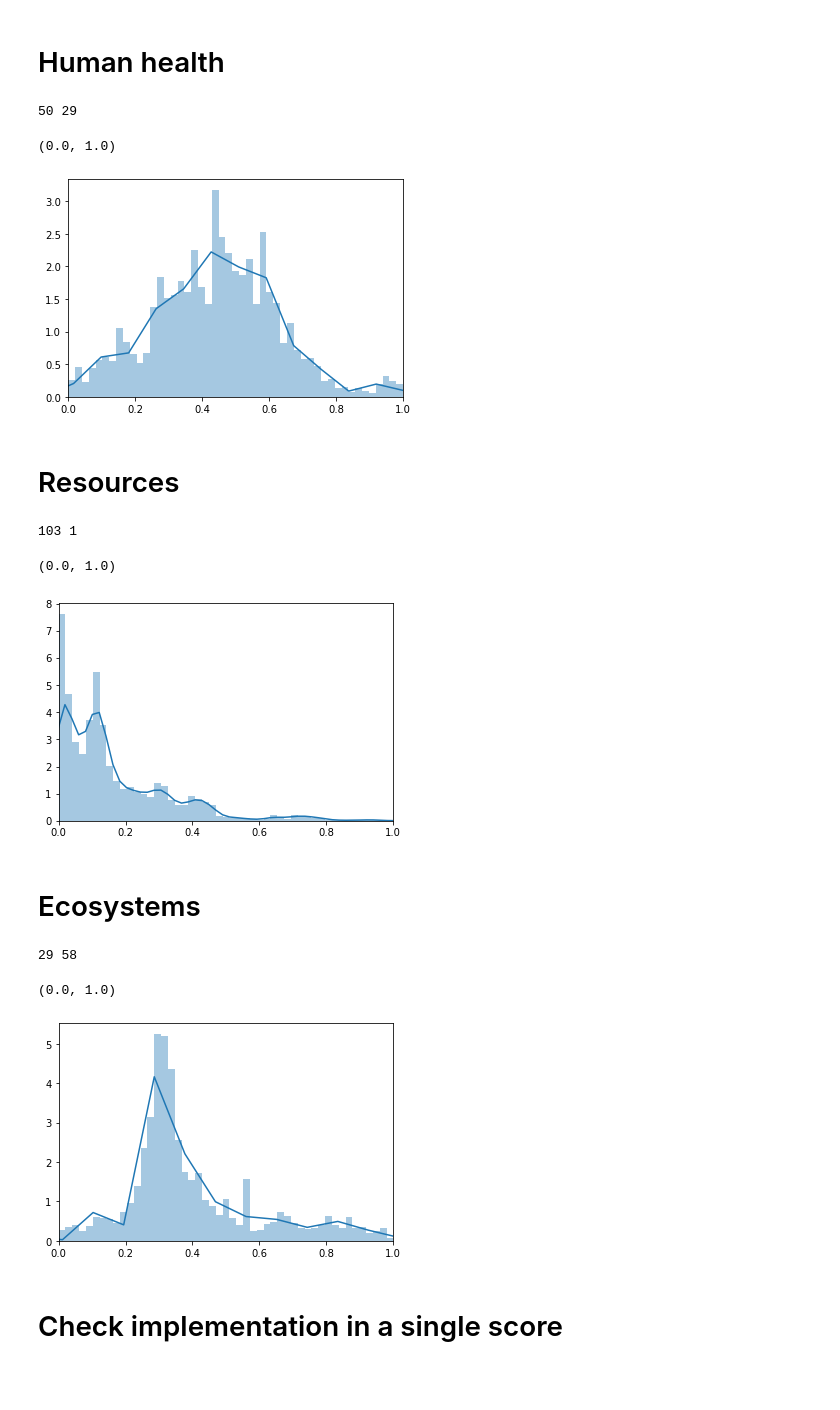
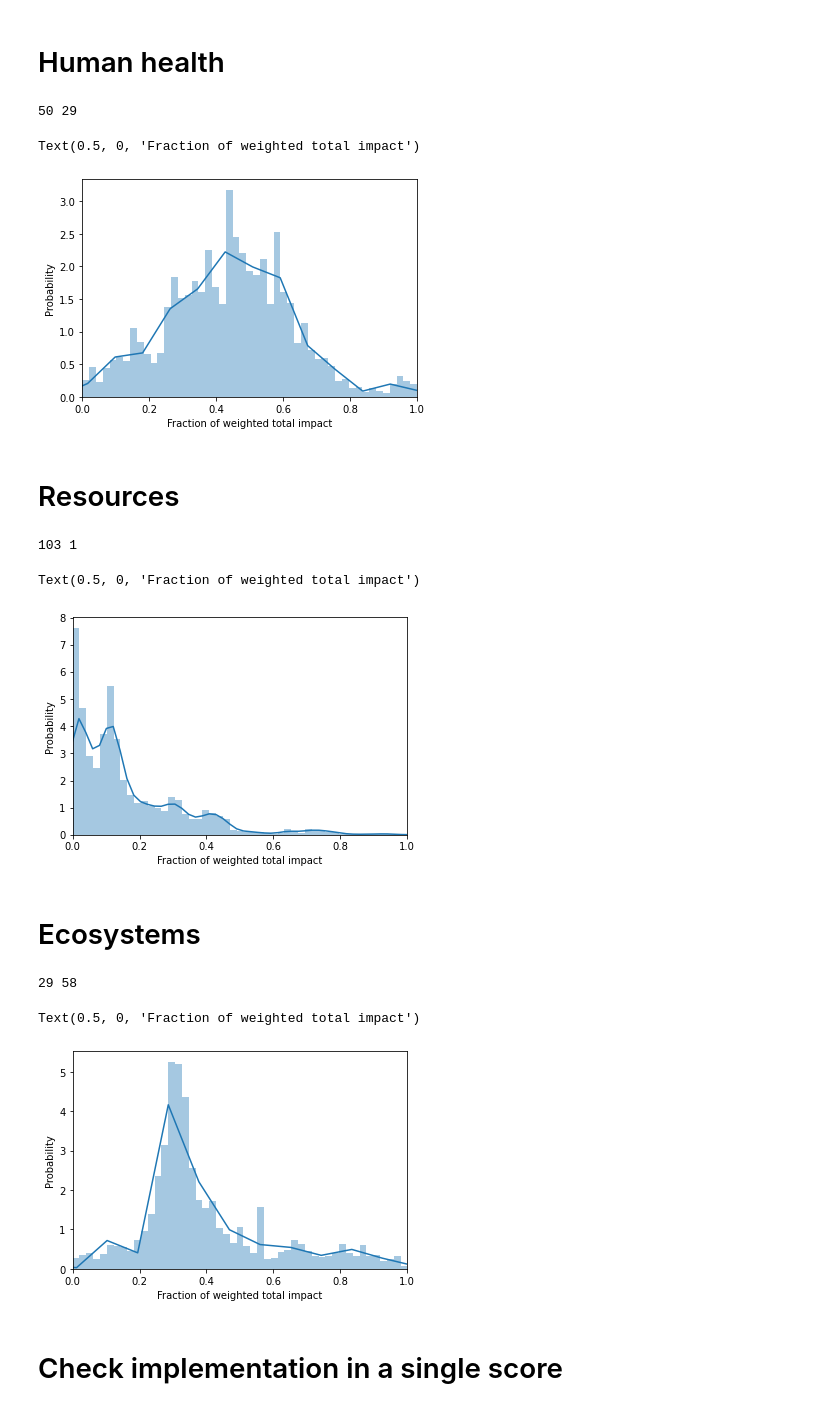
Before and after one commit to brightway-lca/bw_recipe_2016, a Jupyter notebook: dev/Calculation of single score endpoint weights.ipynb, the cells around one changed output. Drawn from its saved outputs; the diff is of its cells as text; code cells hidden in the pictures; blank space fills up the shorter version.

```diff
--- a/dev/Calculation of single score endpoint weights.ipynb
+++ b/dev/Calculation of single score endpoint weights.ipynb
@@ -55,3 +52,5 @@ sb.distplot(results[:, 0])
+# %%
+results = np.load("comparative-results.npy")
 # %% [markdown]
 Provided value is 3.08E10 for extinction of one species, but we have regionalized extinction per region in one year. I divided by 1000 to convert to species\*year, though admittedly this is arbitrary.
 # %%
@@ -65,10 +64,12 @@ print((weighted_relative_scores < 0).sum(), (weighted_relative_scores > 1).sum()
 
 sb.distplot(weighted_relative_scores, bins=np.linspace(0, 1, 50))
 plt.xlim([0, 1])
+plt.ylabel("Probability")
+plt.xlabel("Fraction of weighted total impact")
 # %% [output]
 50 29
-(0.0, 1.0)
+Text(0.5, 0, 'Fraction of weighted total impact')
-[figure, old version]
+[figure, new version]
 # %% [markdown]
 # Resources
 # %%
@@ -78,10 +79,12 @@ print((weighted_relative_scores < 0).sum(), (weighted_relative_scores > 1).sum()
 
 sb.distplot(weighted_relative_scores, bins=np.linspace(0, 1, 50))
 plt.xlim([0, 1])
+plt.ylabel("Probability")
+plt.xlabel("Fraction of weighted total impact")
 # %% [output]
 103 1
-(0.0, 1.0)
+Text(0.5, 0, 'Fraction of weighted total impact')
-[figure, old version]
+[figure, new version]
 # %% [markdown]
 # Ecosystems
 # %%
@@ -89,12 +92,14 @@ weighted_relative_scores = (results[:, 2] * 3.08E7) / aggregated
 # %%
 print((weighted_relative_scores < 0).sum(), (weighted_relative_scores > 1).sum())
 
 sb.distplot(weighted_relative_scores, bins=np.linspace(0, 1, 50))
 plt.xlim([0, 1])
+plt.ylabel("Probability")
+plt.xlabel("Fraction of weighted total impact")
 # %% [output]
 29 58
-(0.0, 1.0)
+Text(0.5, 0, 'Fraction of weighted total impact')
-[figure, old version]
+[figure, new version]
 # %% [markdown]
 # Check implementation in a single score
 # %%
```
Also changed, not shown: parts of 2 cells of this notebook.
